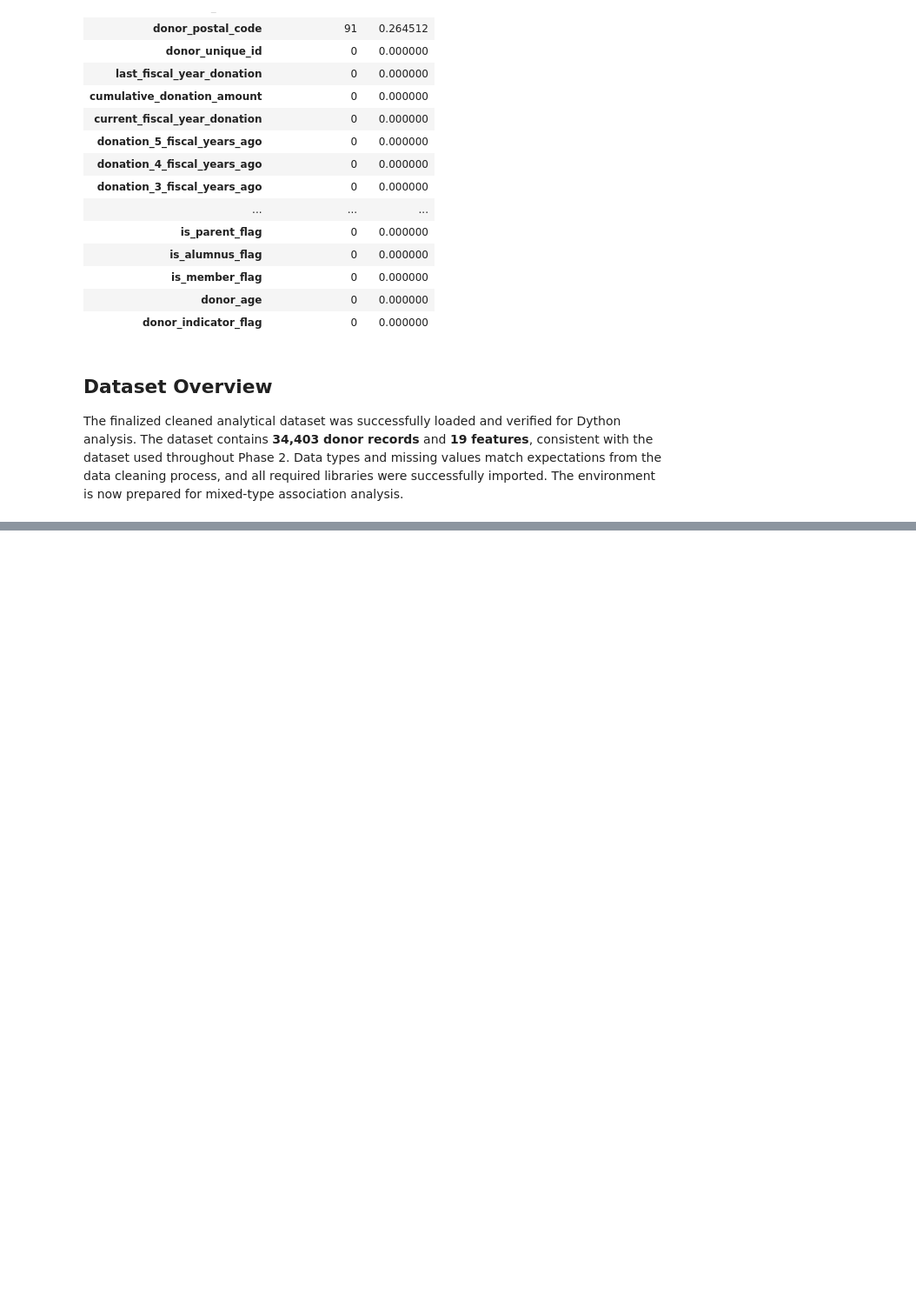
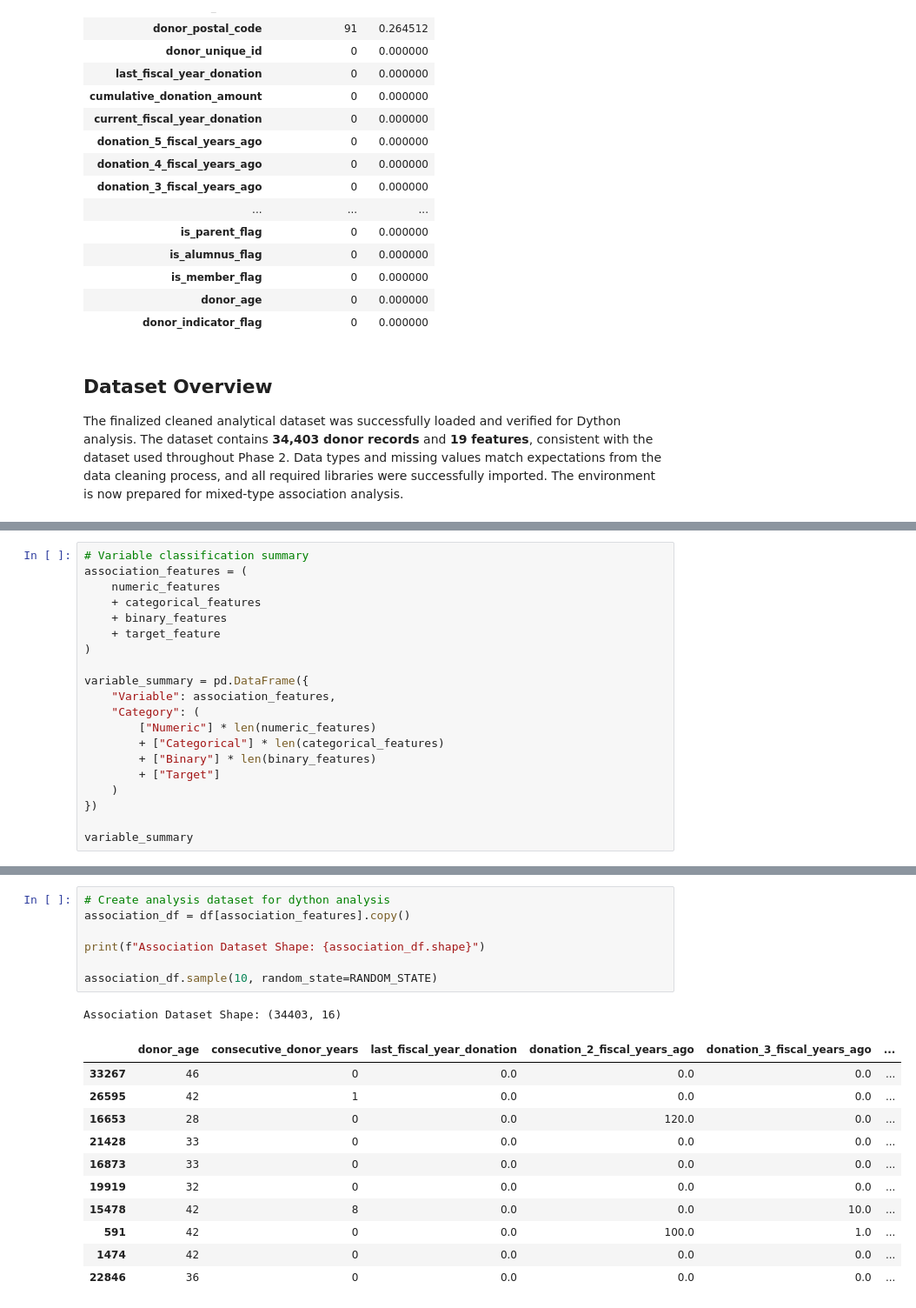
Before and after one commit to MDarkHead/red-cross-donor-prediction, a Jupyter notebook: notebooks/03_dython_analysis.ipynb, the cells around one changed output, grey strips where cells are left out. Shown at 87% size. Drawn from its saved outputs; the diff is of its cells as text; blank space fills up the shorter version.

Commit message:
P3; Task 2: Variable Preparation for Association Analysis Complete

```diff
--- a/notebooks/03_dython_analysis.ipynb
+++ b/notebooks/03_dython_analysis.ipynb
@@ -141,0 +171,20 @@ The finalized cleaned analytical dataset was successfully loaded and verified fo
+# %%
+# Variable classification summary
+association_features = (
+    numeric_features
+    + categorical_features
+    + binary_features
+    + target_feature
+)
+
+variable_summary = pd.DataFrame({
+    "Variable": association_features,
+    "Category": (
+        ["Numeric"] * len(numeric_features)
+        + ["Categorical"] * len(categorical_features)
+        + ["Binary"] * len(binary_features)
+        + ["Target"]
+    )
+})
+
+variable_summary
@@ -141,0 +220,20 @@ The finalized cleaned analytical dataset was successfully loaded and verified fo
+# %%
+# Create analysis dataset for dython analysis
+association_df = df[association_features].copy()
+
+print(f"Association Dataset Shape: {association_df.shape}")
+
+association_df.sample(10, random_state=RANDOM_STATE)
+# %% [output]
+Association Dataset Shape: (34403, 16)
+|  | donor_age | consecutive_donor_years | last_fiscal_year_donation | donation_2_fiscal_years_ago | donation_3_fiscal_years_ago | ... |
+| 33267 | 46 | 0 | 0.0 | 0.0 | 0.0 | ... |
+| 26595 | 42 | 1 | 0.0 | 0.0 | 0.0 | ... |
+| 16653 | 28 | 0 | 0.0 | 120.0 | 0.0 | ... |
+| 21428 | 33 | 0 | 0.0 | 0.0 | 0.0 | ... |
+| 16873 | 33 | 0 | 0.0 | 0.0 | 0.0 | ... |
+| 19919 | 32 | 0 | 0.0 | 0.0 | 0.0 | ... |
+| 15478 | 42 | 8 | 0.0 | 0.0 | 10.0 | ... |
+| 591 | 42 | 0 | 0.0 | 100.0 | 1.0 | ... |
+| 1474 | 42 | 0 | 0.0 | 0.0 | 0.0 | ... |
+| 22846 | 36 | 0 | 0.0 | 0.0 | 0.0 | ... |
```
Also changed, not shown: parts of 5 cells of this notebook.
